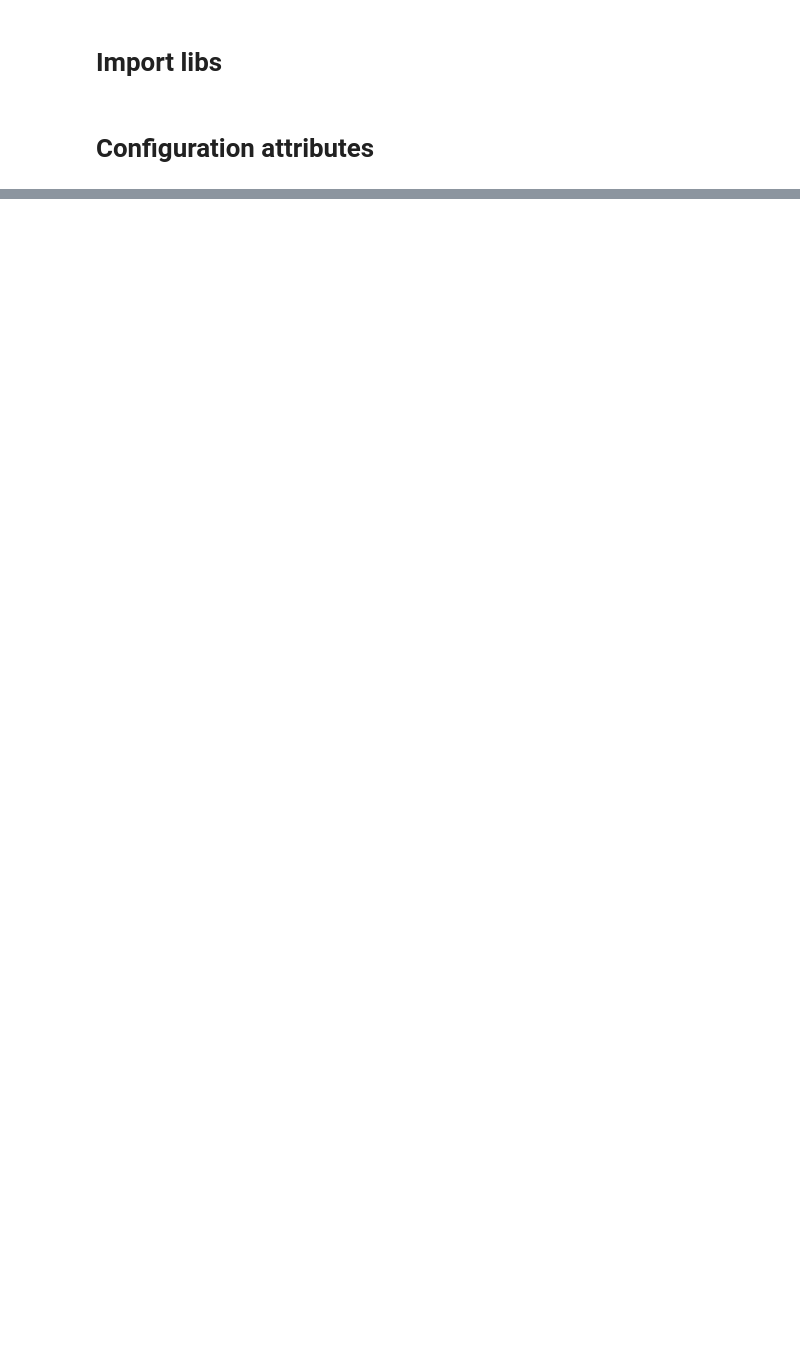
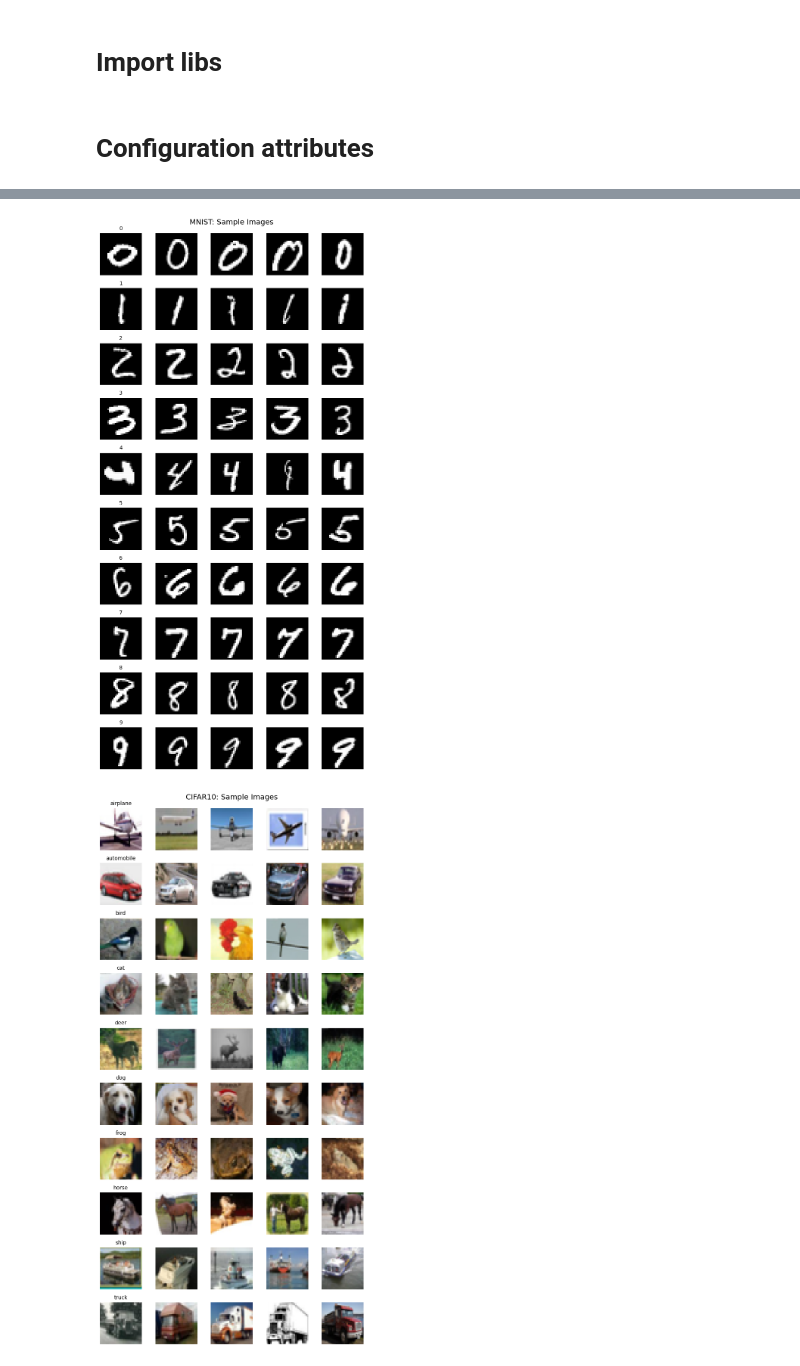
Before and after one commit to avionerman/computational_and_statistical, a Jupyter notebook: CI&SL3.ipynb, the cells around one changed output, grey strips where cells are left out. Cells and saved outputs as stored; diff of their text form; code cells hidden in the pictures; blank space fills up the shorter version.

Commit message:
Added data preprocessing, data loading, and datasets visualization functionalities.

```diff
--- a/CI&SL3.ipynb
+++ b/CI&SL3.ipynb
@@ -88,0 +128,14 @@ Configuration set!
+# %%
+# loading MNIST
+print(">>> Loading MNIST")
+x_train_mnist, y_train_mnist, x_test_mnist, y_test_mnist, mnist_classes = load_mnist()
+x_mnist, y_mnist = preprocess_data(x_train_mnist, y_train_mnist, config)
+print(f"MNIST: {x_mnist.shape[0]} samples, {x_mnist.shape[1]} features")
+
+# loading CIFAR10
+print(">>> Loading CIFAR10")
+x_train_cifar, y_train_cifar, x_test_cifar, y_test_cifar, cifar_classes = load_cifar10()
+x_cifar, y_cifar = preprocess_data(x_train_cifar, y_train_cifar, config)
+print(f"CIFAR10: {x_cifar.shape[0]} samples, {x_cifar.shape[1]} features")
+
+print(">>> Data loaded and preprocessed")
@@ -88,0 +150,37 @@ Configuration set!
+# %%
+def visualize_samples(x_original, y, class_names, dataset_name, n_samples=5):
+    # present sample images from each class
+    n_classes = len(class_names)
+    fig, axes = plt.subplots(n_classes, n_samples, figsize=(n_samples * 1.5, n_classes * 1.5))
+    fig.suptitle(f'{dataset_name}: Sample Images', fontsize=14)
+
+    for row, cls in enumerate(range(n_classes)):
+        # get images of this class
+        cls_indices = np.where(y == cls)[0]
+        selected = np.random.choice(cls_indices, size=n_samples, replace=False)
+
+        for col, idx in enumerate(selected):
+            ax = axes[row, col]
+            img = x_original[idx]
+
+            # handling grayscale (MNIST) vs rbg (CIFAR10)
+            if len(img.shape) == 2:
+                ax.imshow(img, cmap='gray')
+            else:
+                ax.imshow(img)
+
+            ax.axis('off')
+            if col == 0:
+                ax.set_title(class_names[cls], fontsize=10)
+
+    plt.tight_layout()
+    plt.show()
+
+
+
+visualize_samples(x_train_mnist, y_train_mnist, mnist_classes, 'MNIST')
+print("\n\n")
+visualize_samples(x_train_cifar, y_train_cifar, cifar_classes, 'CIFAR10')
+# %% [output]
+[figure, added]
+[figure, added]
```
Also changed, not shown: parts of 6 cells of this notebook.
